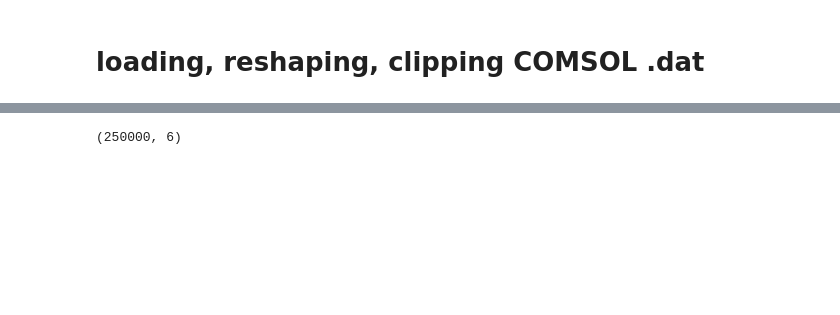
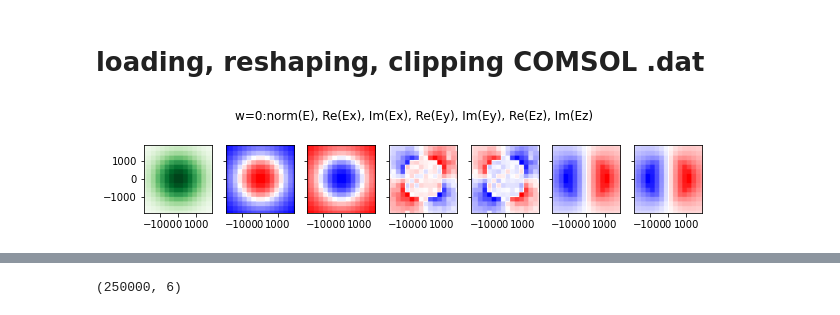
Before and after one commit to polnops/mode_overlap, a Jupyter notebook: mode_overlap.ipynb, the cells around one changed output, grey strips where cells are left out. Saved outputs shown, nothing was run; the diff lists cells and outputs as text; code cells hidden in the pictures; blank space fills up the shorter version.

```diff
--- a/mode_overlap.ipynb
+++ b/mode_overlap.ipynb
@@ -8,0 +56,4 @@ dat, param_list = loadData('../normE_all11.dat')
+# %%
+plotComplexData1(dat_fiber, range(4), bound=2000)
+# %% [output]
+[figure, added]
```
Also changed, not shown: parts of 13 cells of this notebook, 1 other file.
